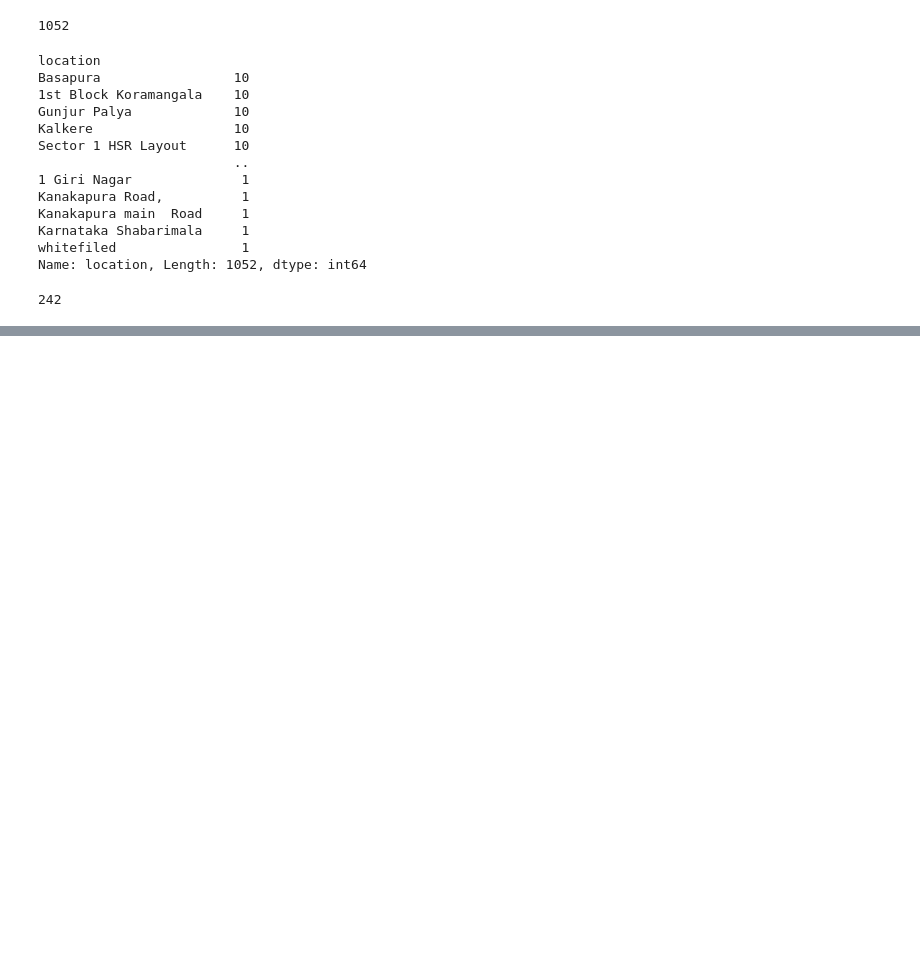
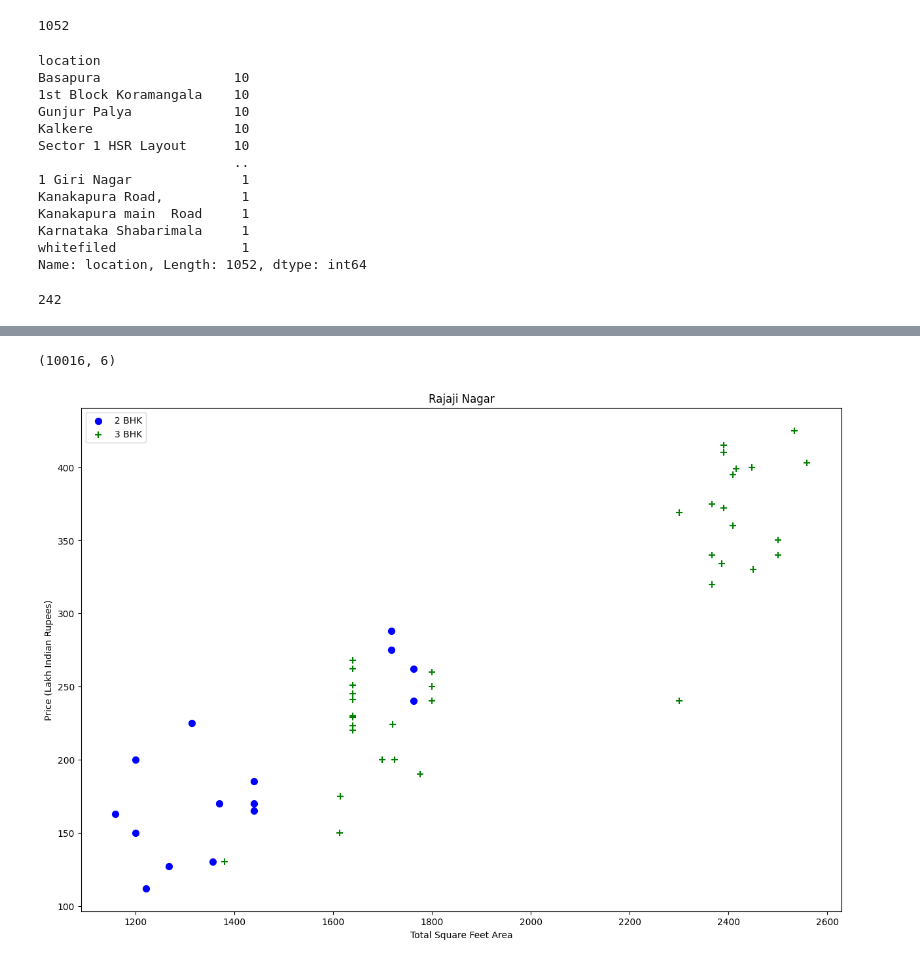
Before and after one commit to Begizew2112/ball_bearing, a Jupyter notebook: data_analysis/data.ipynb, the cells around one changed output, grey strips where cells are left out. Saved outputs shown, nothing was run; the diff lists cells and outputs as text; code cells hidden in the pictures; blank space fills up the shorter version.

```diff
--- a/data_analysis/data.ipynb
+++ b/data_analysis/data.ipynb
@@ -256,0 +272,2 @@ df4
+# %%
+df5 =df4[~(df4.total_sqft /df4.BHK <=300)]
@@ -256,0 +290,31 @@ df4
+# %%
+#remove outlier of the data based on the mean and standard devation on the price
+def remove_ppsf_outlier(df):
+    df_out = pd.DataFrame()
+    for key , subdf in df.groupby('location'):
+        mean = np.mean(subdf.price_per_sqft)
+        std =  np.std(subdf.price_per_sqft)
+        reduced_df = subdf[(subdf.price_per_sqft > (mean-std)) & (subdf.price_per_sqft <=(mean+std))]
+        df_out=pd.concat([df_out,reduced_df],ignore_index =True)
+    return df_out
+# %%
+df6 = remove_ppsf_outlier(df5)
+df6.shape
+# %% [output]
+(10016, 6)
+# %%
+#to detect the price of the house that have the same sqft but different bhk , seems like an outlier
+def plot_scatter_chart(df,location):
+    bhk2 = df[(df.location==location) & (df.BHK==2)]
+    bhk3 = df[(df.location==location) & (df.BHK==3)]
+    matplotlib.rcParams['figure.figsize'] = (15,10)
+    plt.scatter(bhk2.total_sqft,bhk2.price,color='blue',label='2 BHK', s=50)
+    plt.scatter(bhk3.total_sqft,bhk3.price,marker='+', color='green',label='3 BHK', s=50)
+    plt.xlabel("Total Square Feet Area")
+    plt.ylabel("Price (Lakh Indian Rupees)")
+    plt.title(location)
+    plt.legend()
+
+plot_scatter_chart(df6,"Rajaji Nagar")
+# %% [output]
+[figure, added]
```
Also changed, not shown: parts of 17 cells of this notebook.
